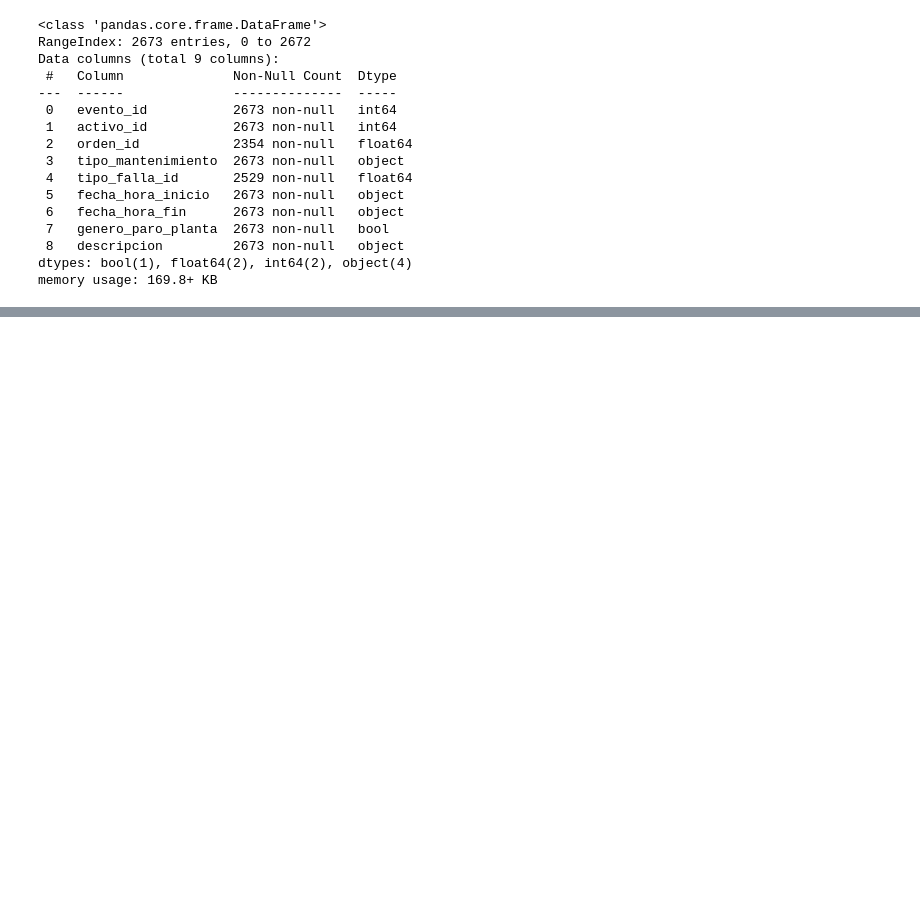
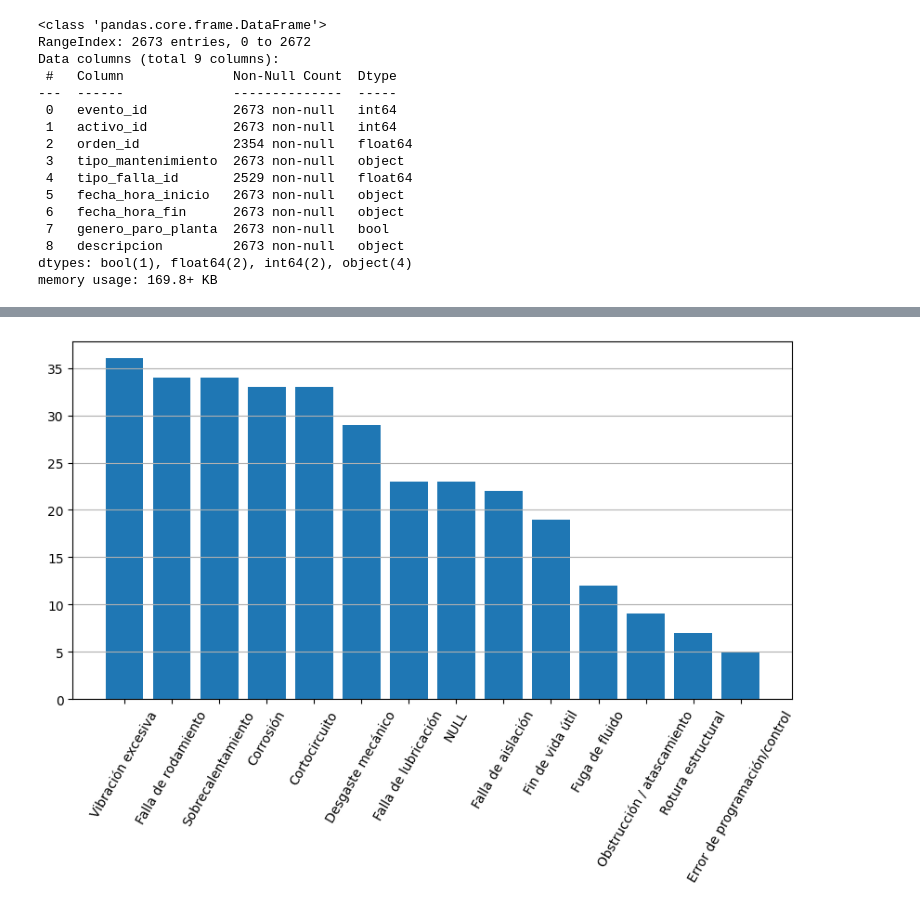
Before and after one commit to dcardone1/Maintenance_System_Analysis, a Jupyter notebook: Analysis.ipynb, the cells around one changed output, grey strips where cells are left out. Cells and saved outputs as stored; diff of their text form; code cells hidden in the pictures; blank space fills up the shorter version.

```diff
--- a/Analysis.ipynb
+++ b/Analysis.ipynb
@@ -265,0 +250,8 @@ Explorar tabla **activos**
+# %%
+plt.figure(figsize=(10,5))
+plt.bar(x = frecuencia_fallas['descripcion'], height = frecuencia_fallas['fallas'])
+plt.xticks(rotation = 60)
+plt.grid(axis='y')
+plt.show()
+# %% [output]
+[figure, added]
```
Also changed, not shown: parts of 33 cells of this notebook.
